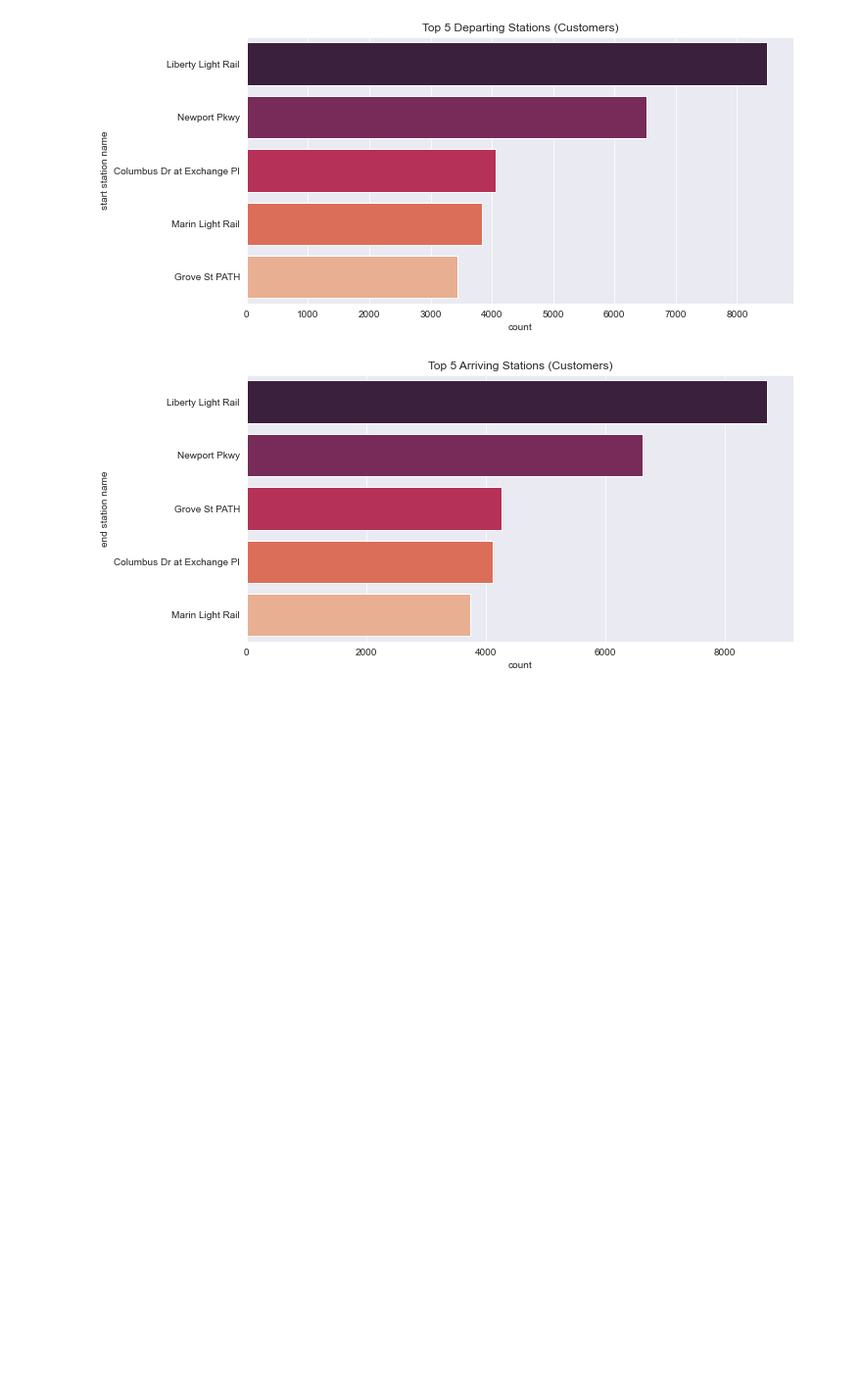
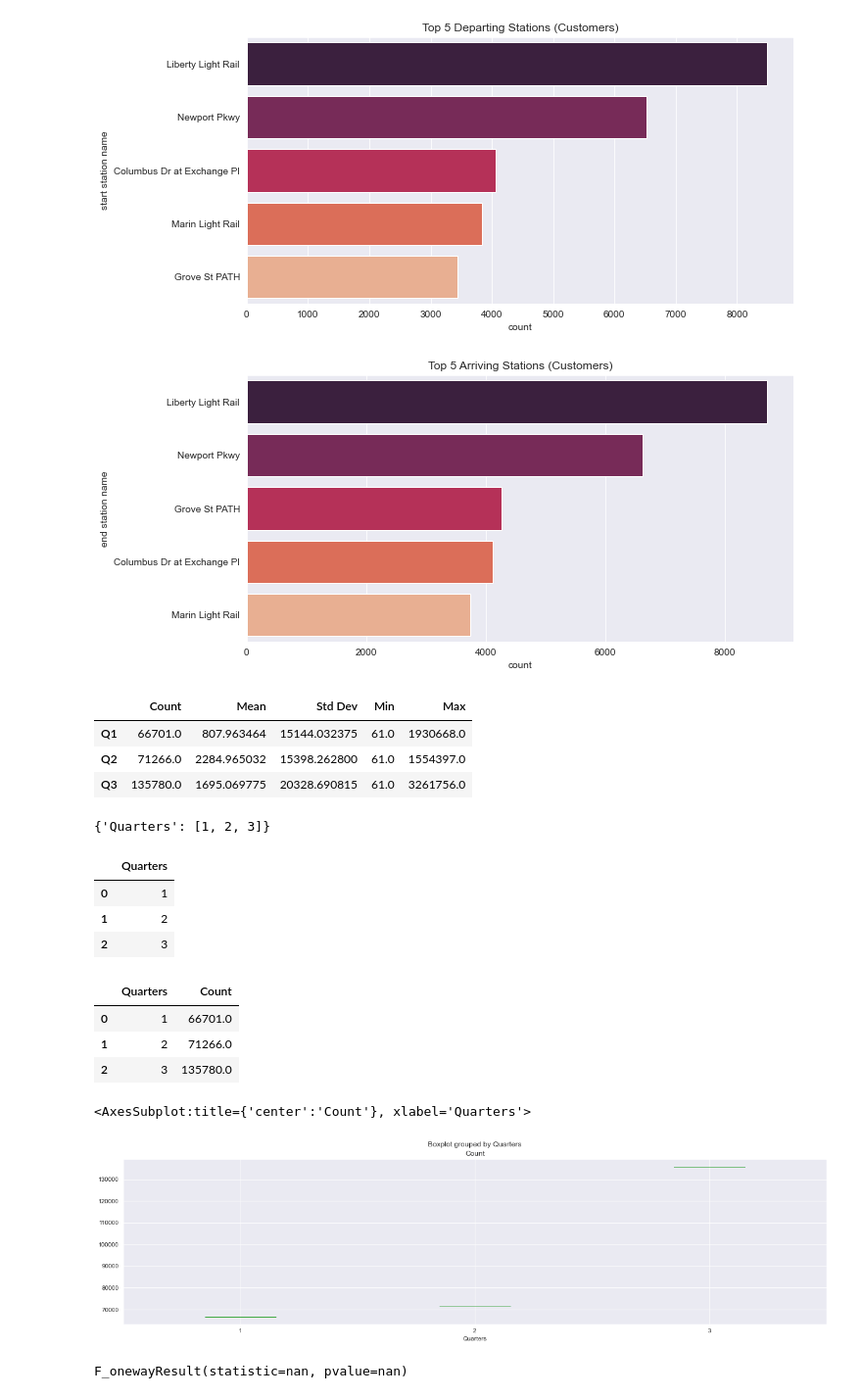
Before and after one commit to ss2204/Project1---Northwestern, a Jupyter notebook: newyork_bikes.ipynb, the cells around one changed output. Shown at 98% size. Cells and saved outputs as stored; diff of their text form; code cells hidden in the pictures; blank space fills up the shorter version.

```diff
--- a/newyork_bikes.ipynb
+++ b/newyork_bikes.ipynb
@@ -1637,3 +1641,36 @@ plt.savefig(file, bbox_inches='tight')
 plt.show()
 # %% [output]
 [figure]
+# %%
+agg_df
+# %% [output]
+|  | Count | Mean | Std Dev | Min | Max |
+| Q1 | 66701.0 | 807.963464 | 15144.032375 | 61.0 | 1930668.0 |
+| Q2 | 71266.0 | 2284.965032 | 15398.262800 | 61.0 | 1554397.0 |
+| Q3 | 135780.0 | 1695.069775 | 20328.690815 | 61.0 | 3261756.0 |
+# %%
+data = {'Quarters' :[1, 2, 3]}
+data
+# %% [output]
+{'Quarters': [1, 2, 3]}
+# %%
+ht_df = pd.DataFrame(data)
+ht_df
+# %% [output]
+|  | Quarters |
+| 0 | 1 |
+| 1 | 2 |
+| 2 | 3 |
+# %%
+ht_df['Count'] = agg_df['Count'].values
+ht_df
+# %% [output]
+|  | Quarters | Count |
+| 0 | 1 | 66701.0 |
+| 1 | 2 | 71266.0 |
+| 2 | 3 | 135780.0 |
+# %%
+ht_df.boxplot("Count", by="Quarters", figsize=(20, 5))
+# %% [output]
+<AxesSubplot:title={'center':'Count'}, xlabel='Quarters'>
+[figure, added]
@@ -1639,0 +1681,5 @@ plt.show()
+# %%
+# Perform the ANOVA
+st.f_oneway(group1, group2, group3)
+# %% [output]
+F_onewayResult(statistic=nan, pvalue=nan)
```
Also changed, not shown: parts of 30 cells of this notebook, 13 other files.
